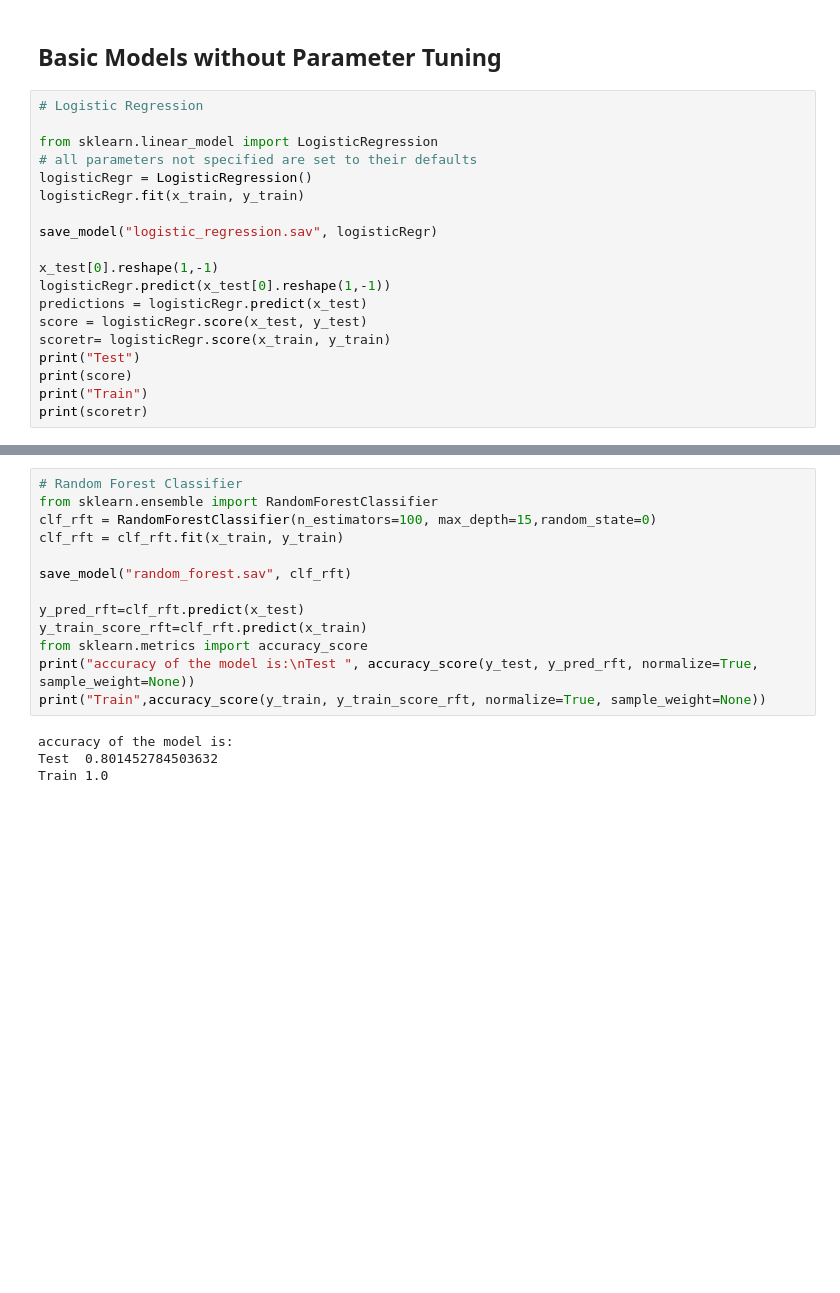
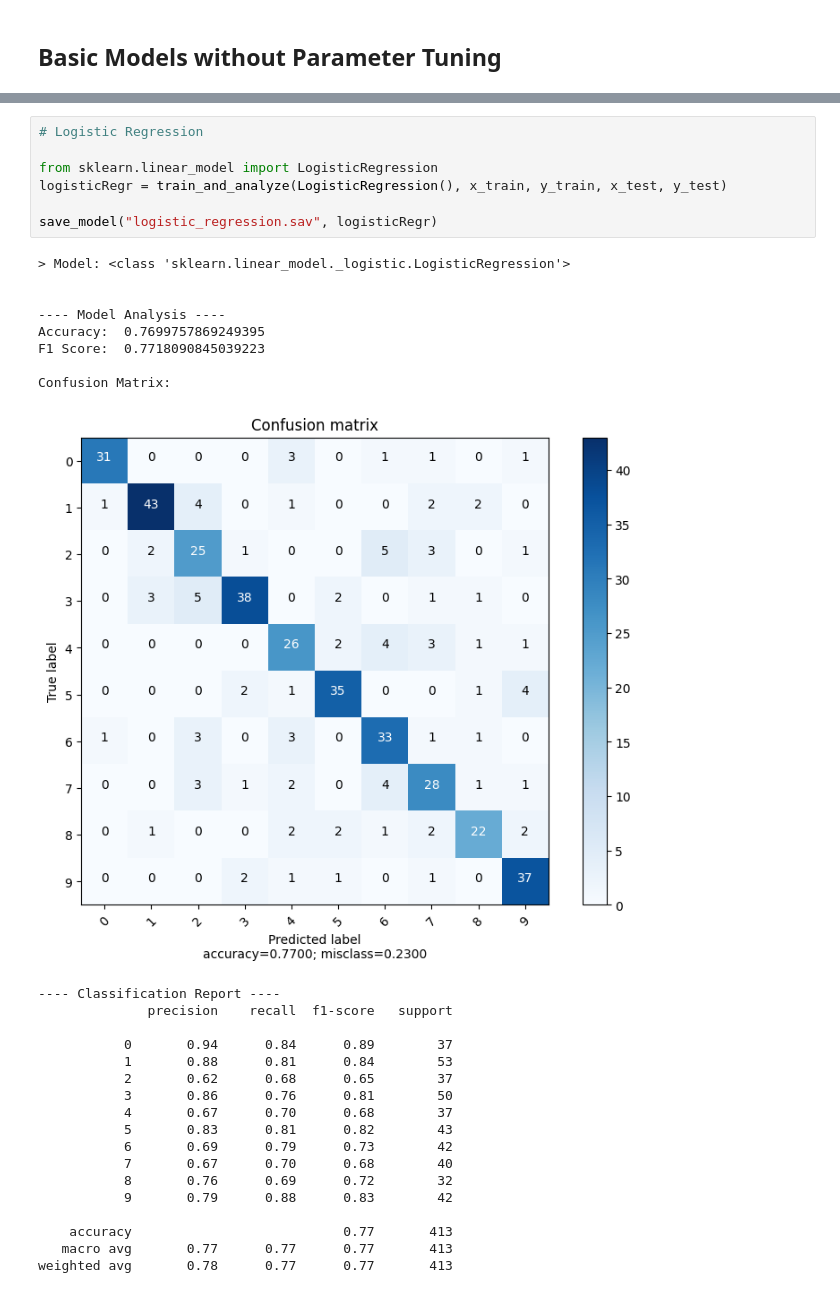
Before and after one commit to hc-sousa/sign-language-digits, a Jupyter notebook: src/main.ipynb, the cells around one changed output, grey strips where cells are left out. Drawn from its saved outputs; the diff is of its cells as text; blank space fills up the shorter version.

Commit message:
Get better results from trained models

```diff
--- a/src/main.ipynb
+++ b/src/main.ipynb
@@ -128,21 +238,2 @@ print(x_test.shape, y_test.shape)
 # %% [markdown]
 ## Basic Models without Parameter Tuning
-# %%
-# Logistic Regression
-
-from sklearn.linear_model import LogisticRegression
-# all parameters not specified are set to their defaults
-logisticRegr = LogisticRegression()
-logisticRegr.fit(x_train, y_train)
-
-save_model("logistic_regression.sav", logisticRegr)
-
-x_test[0].reshape(1,-1)
-logisticRegr.predict(x_test[0].reshape(1,-1))
-predictions = logisticRegr.predict(x_test)
-score = logisticRegr.score(x_test, y_test)
-scoretr= logisticRegr.score(x_train, y_train)
-print("Test")
-print(score)
-print("Train")
-print(scoretr)
@@ -171,17 +240,34 @@ Train 1.0
-# %%
-# Random Forest Classifier
-from sklearn.ensemble import RandomForestClassifier
-clf_rft = RandomForestClassifier(n_estimators=100, max_depth=15,random_state=0)
-clf_rft = clf_rft.fit(x_train, y_train)
-
-save_model("random_forest.sav", clf_rft)
-
-y_pred_rft=clf_rft.predict(x_test)
-y_train_score_rft=clf_rft.predict(x_train)
-from sklearn.metrics import accuracy_score
-print("accuracy of the model is:\nTest ", accuracy_score(y_test, y_pred_rft, normalize=True, sample_weight=None))
-print("Train",accuracy_score(y_train, y_train_score_rft, normalize=True, sample_weight=None))
-# %% [output]
-accuracy of the model is:
-Test  0.801452784503632
-Train 1.0
+# %%
+# Logistic Regression
+
+from sklearn.linear_model import LogisticRegression
+logisticRegr = train_and_analyze(LogisticRegression(), x_train, y_train, x_test, y_test)
+
+save_model("logistic_regression.sav", logisticRegr)
+# %% [output]
+> Model: <class 'sklearn.linear_model._logistic.LogisticRegression'>
+
+
+---- Model Analysis ----
+Accuracy:  0.7699757869249395
+F1 Score:  0.7718090845039223
+
+Confusion Matrix:
+[figure, added]
+---- Classification Report ----
+              precision    recall  f1-score   support
+
+           0       0.94      0.84      0.89        37
+           1       0.88      0.81      0.84        53
+           2       0.62      0.68      0.65        37
+           3       0.86      0.76      0.81        50
+           4       0.67      0.70      0.68        37
+           5       0.83      0.81      0.82        43
+           6       0.69      0.79      0.73        42
+           7       0.67      0.70      0.68        40
+           8       0.76      0.69      0.72        32
+           9       0.79      0.88      0.83        42
+
+    accuracy                           0.77       413
+   macro avg       0.77      0.77      0.77       413
+weighted avg       0.78      0.77      0.77       413
```
Also changed, not shown: parts of 7 cells of this notebook, 2 other files.
